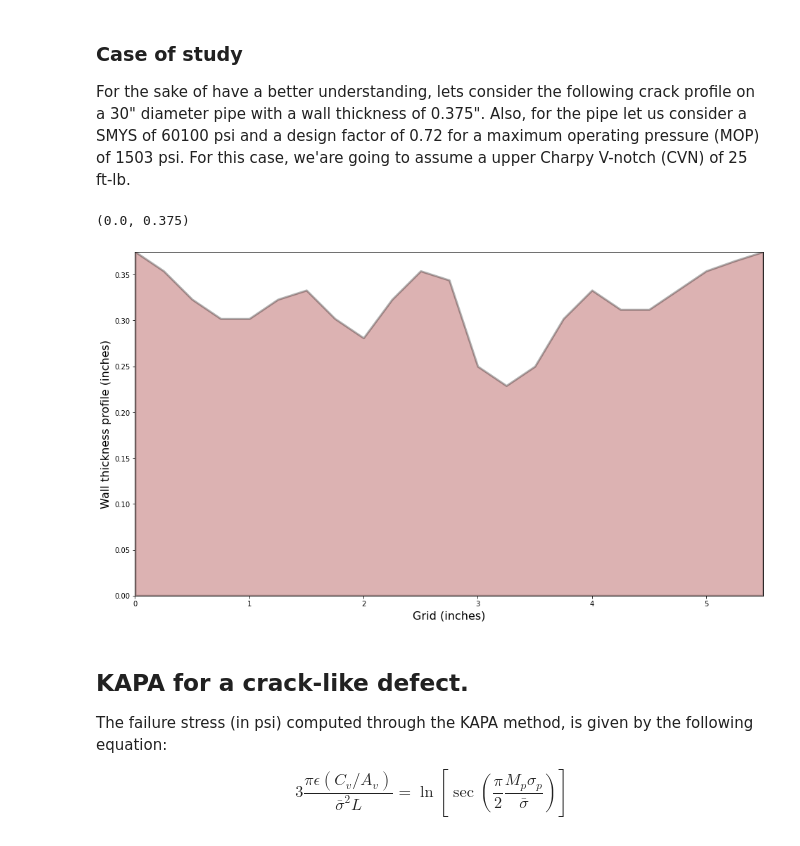
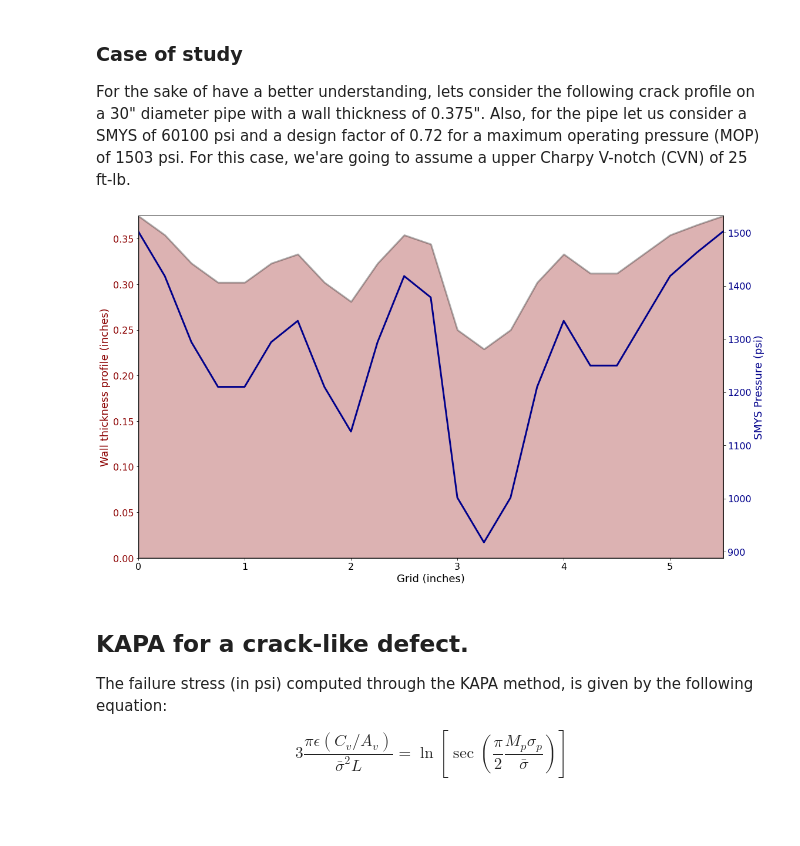
Before and after one commit to rfmergarejo/pipes, a Jupyter notebook: barlow.ipynb, the cells around one changed output. Drawn from its saved outputs; the diff is of its cells as text; code cells hidden in the pictures; blank space fills up the shorter version.

```diff
--- a/barlow.ipynb
+++ b/barlow.ipynb
@@ -18,26 +18,51 @@ from matplotlib import pyplot as plt
+# %%
+def barlow_pressure(sigma ,thickness ,diameter):
+    return 2.* sigma * thickness / diameter
 # %% [markdown]
 ### Case of study
 
 For the sake of have a better understanding, lets consider the following crack profile on a 30" diameter pipe with a wall thickness of 0.375". Also, for the pipe let us consider a SMYS of 60100 psi and a design factor of 0.72 for a maximum operating pressure (MOP) of 1503 psi. For this case, we'are going to assume a upper Charpy V-notch (CVN) of 25 ft-lb.
 # %%
+# thickness and diameter are expressed on inches. sigma is expressed in psi.
+thickness = 0.375
+diameter = 30
+sigma = 60100
+
 # Importing some crack profile
 cprof = pd.read_excel('test_case.xlsx')
 
+# Computing the SMYS pressure for the following profile
+smys_pressure = np.zeros(len(cprof))
+for i, i_row in cprof.iterrows():
+    smys_pressure[i] = barlow_pressure(sigma, thickness - cprof['depth'][i], diameter)
+
+cprof['smys_pressre'] = smys_pressure
+
 # Plotting the crack profile
+color1 = 'darkred'
+color2 = 'darkblue'
+
 fig, axs = plt.subplots(figsize=(16,9))
 
-thickness = 0.375
+axs.fill_between(cprof['profile_spacing'], thickness - cprof['depth'], 0, linewidth=3, color=color1, alpha=0.3, ec='black')
 
-axs.fill_between(cprof['profile_spacing'],thickness - cprof['depth'], 0, linewidth=3, color='darkred', alpha=0.3, ec='black')
-
-axs.set_xlabel('Grid (inches)', size=16)
-axs.set_ylabel('Wall thickness profile (inches)', size=16)
+axs.set_xlabel('Grid (inches)', size=18)
+axs.tick_params(axis='x', labelsize=16)
+axs.set_ylabel('Wall thickness profile (inches)', size=18, color=color1)
+axs.tick_params(axis='y', labelcolor=color1, labelsize=16)
 
 axs.set_xlim(min(cprof['profile_spacing']), max(cprof['profile_spacing']))
 axs.set_ylim(0, thickness)
+
+axs1 = axs.twinx()
+axs1.plot(cprof['profile_spacing'], cprof['smys_pressre'], linewidth=3, color=color2)
+
+axs1.set_ylabel('SMYS Pressure (psi)', size=18, color=color2)
+axs1.tick_params(axis='y', labelcolor=color2, labelsize=16)
+
+fig.tight_layout()
 # %% [output]
-(0.0, 0.375)
-[figure, old version]
+[figure, new version]
 # %% [markdown]
 ## KAPA for a crack-like defect.
 
```
Also changed, not shown: parts of 3 cells of this notebook.
